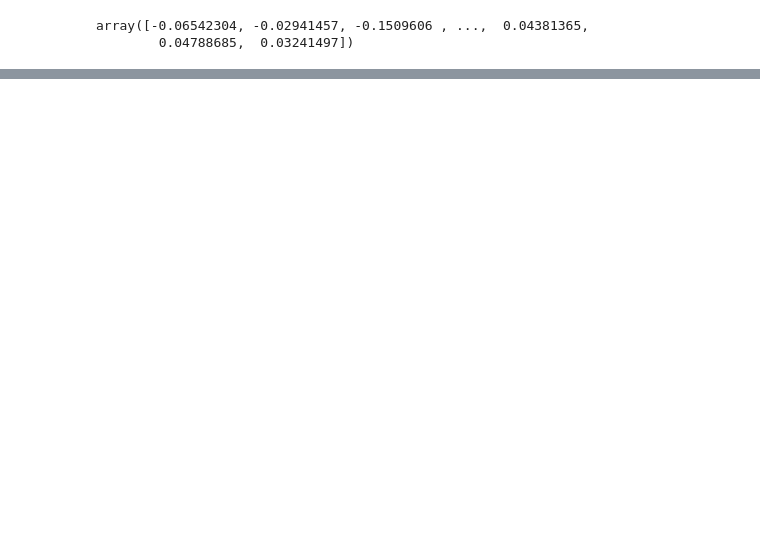
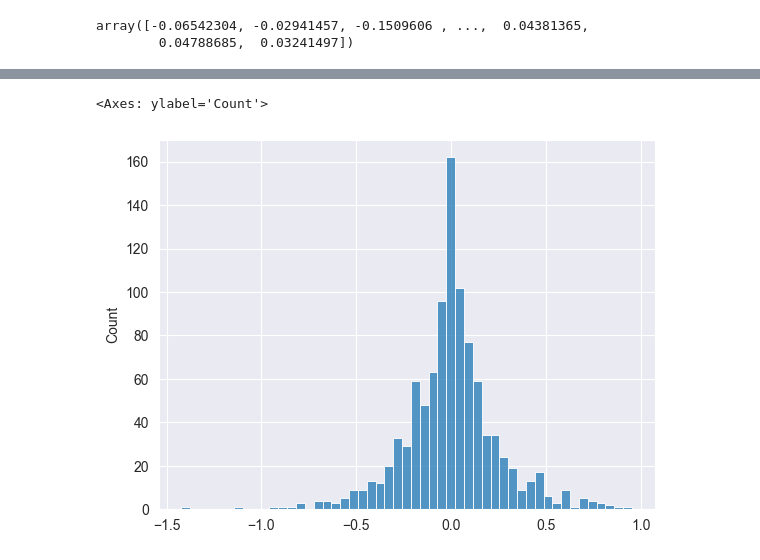
Before and after one commit to pni-lab/placebo-conditioning-meta-analysis, a Jupyter notebook: imaging/meta-bootstrap.ipynb, the cells around one changed output, grey strips where cells are left out. Cells and saved outputs as stored; diff of their text form; code cells hidden in the pictures; blank space fills up the shorter version.

```diff
--- a/imaging/meta-bootstrap.ipynb
+++ b/imaging/meta-bootstrap.ipynb
@@ -197,0 +215,5 @@ pheno.iloc[[10,11,10]]
+# %%
+sns.histplot(boot_ACME[:,5000])
+# %% [output]
+<Axes: ylabel='Count'>
+[figure, added]
```
Also changed, not shown: parts of 7 cells of this notebook, 33 other files.
